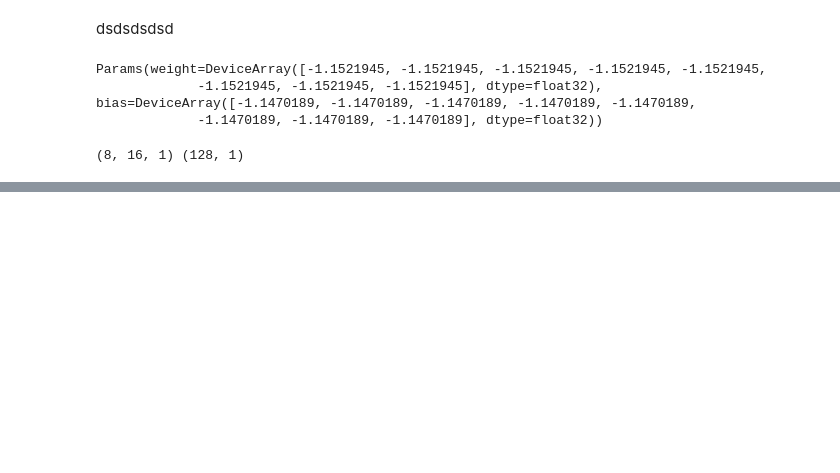
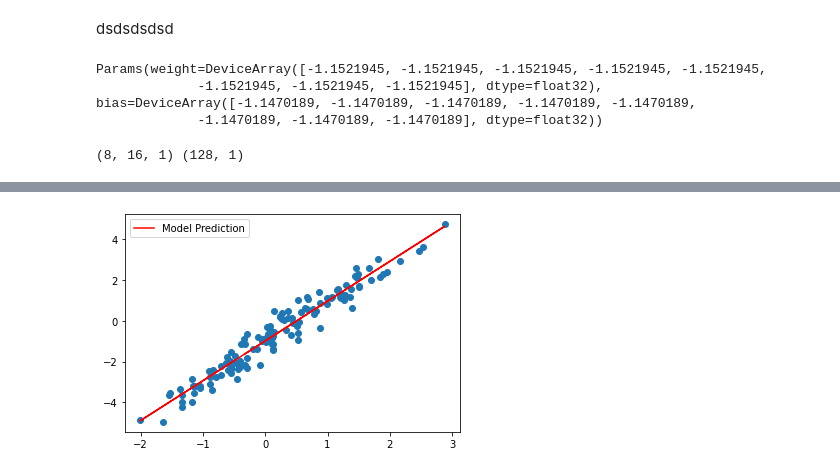
Before and after one commit to yvrjsharma/JAX, a Jupyter notebook: JAX_3.ipynb, the cells around one changed output, grey strips where cells are left out. Drawn from its saved outputs; the diff is of its cells as text; code cells hidden in the pictures; blank space fills up the shorter version.

```diff
--- a/JAX_3.ipynb
+++ b/JAX_3.ipynb
@@ -256,0 +320,7 @@ def update(params, xs, ys):
+# %%
+plt.scatter(xs,ys)
+plt.plot(xs,forward(params, xs), c='red', label='Model Prediction')
+plt.legend()
+plt.show()
+# %% [output]
+[figure, added]
```
Also changed, not shown: parts of 8 cells of this notebook.
